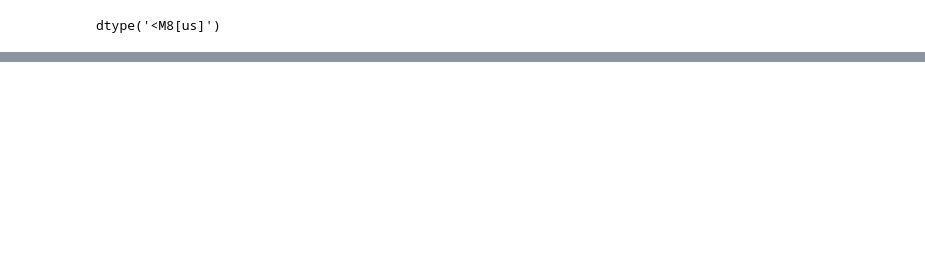
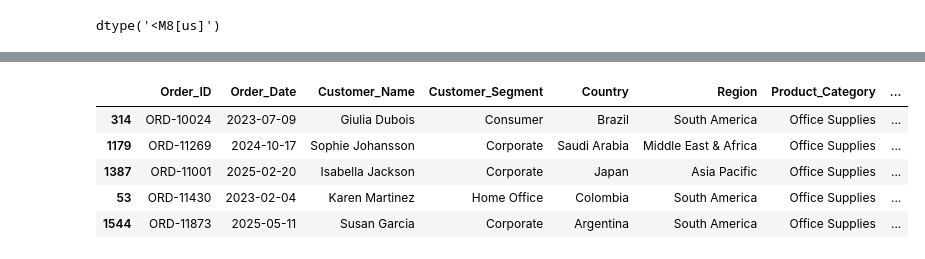
Before and after one commit to KiruthigaSidharthan/Global_Ecommerce_Sales_Analysis, a Jupyter notebook: Notebooks/Ecommerce_Analysis.ipynb, the cells around one changed output, grey strips where cells are left out. Saved outputs shown, nothing was run; the diff lists cells and outputs as text; code cells hidden in the pictures; blank space fills up the shorter version.

```diff
--- a/Data_Sources.ipynb
+++ b/Notebooks/Ecommerce_Analysis.ipynb
@@ -186,0 +209,13 @@ KeyError: "['check_Profit'] not in index"
+# %%
+# Highest sales
+ecommerce_df.sort_values(by='Total_Sales', ascending=False).head()
+
+# Lowest profit (loss cases)
+ecommerce_df[ecommerce_df['Profit'] < 0].sort_values(by='Profit').head()
+# %% [output]
+|  | Order_ID | Order_Date | Customer_Name | Customer_Segment | Country | Region | Product_Category | ... |
+| 314 | ORD-10024 | 2023-07-09 | Giulia Dubois | Consumer | Brazil | South America | Office Supplies | ... |
+| 1179 | ORD-11269 | 2024-10-17 | Sophie Johansson | Corporate | Saudi Arabia | Middle East & Africa | Office Supplies | ... |
+| 1387 | ORD-11001 | 2025-02-20 | Isabella Jackson | Corporate | Japan | Asia Pacific | Office Supplies | ... |
+| 53 | ORD-11430 | 2023-02-04 | Karen Martinez | Home Office | Colombia | South America | Office Supplies | ... |
+| 1544 | ORD-11873 | 2025-05-11 | Susan Garcia | Corporate | Argentina | South America | Office Supplies | ... |
```
Also changed, not shown: parts of 12 cells of this notebook, 1 other file.
